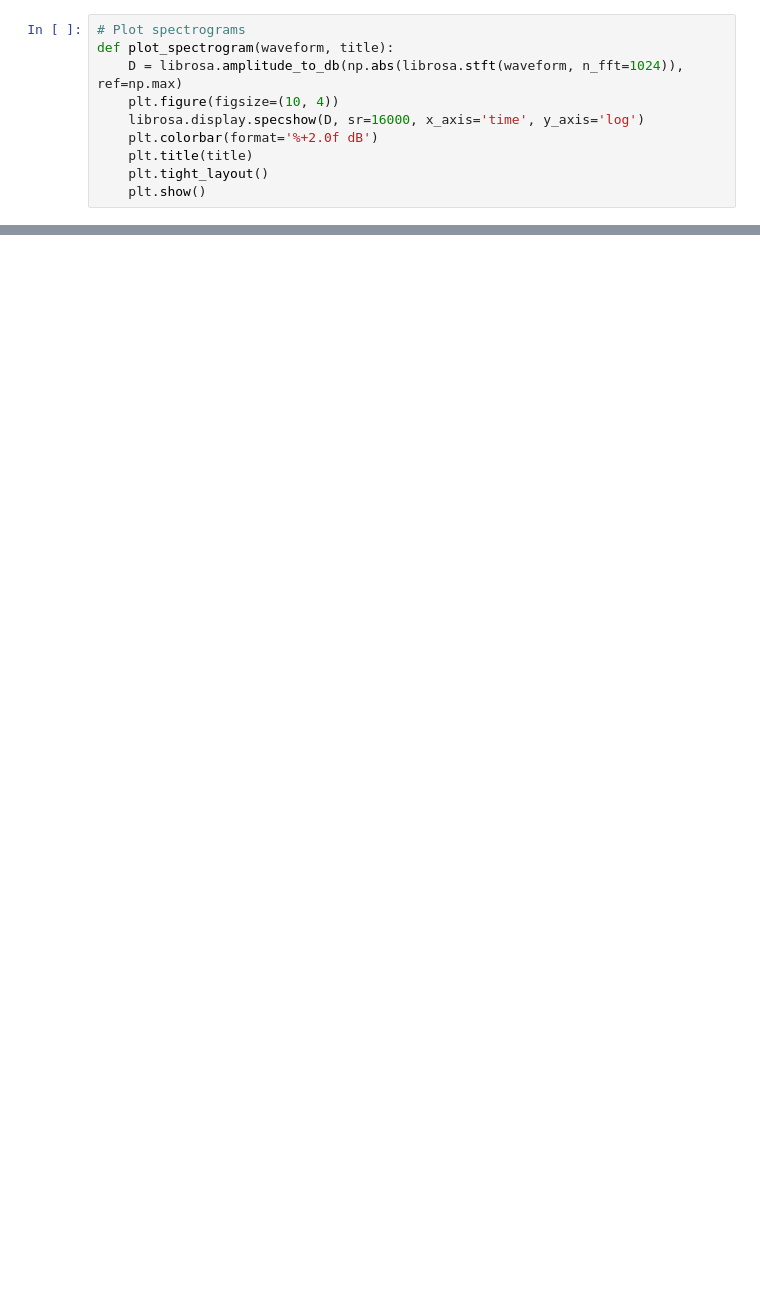
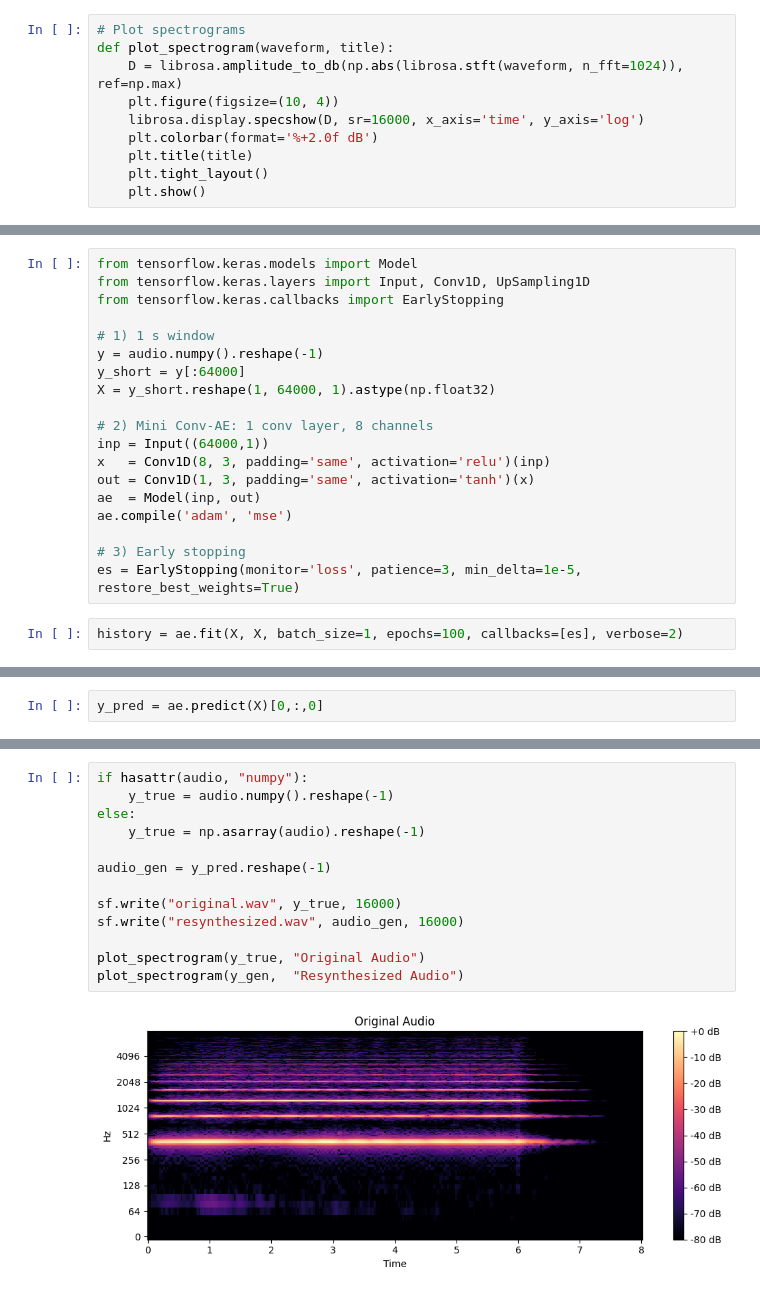
Before and after one commit to jwb10028/ml_final_project_local, a Jupyter notebook: Notebooks/Project/jupyter_performance_eval_02.ipynb, the cells around one changed output, grey strips where cells are left out. Drawn from its saved outputs; the diff is of its cells as text; blank space fills up the shorter version.

```diff
--- a/Notebooks/Project/jupyter_performance_eval_02.ipynb
+++ b/Notebooks/Project/jupyter_performance_eval_02.ipynb
@@ -89,3 +90,24 @@ instrument_source: (1,)
 instrument_family: (1,)
 instrument: (1,)
 Number of Samples: 64000
+# %%
+from tensorflow.keras.models import Model
+from tensorflow.keras.layers import Input, Conv1D, UpSampling1D
+from tensorflow.keras.callbacks import EarlyStopping
+
+# 1) 1 s window
+y = audio.numpy().reshape(-1)
+y_short = y[:64000]
+X = y_short.reshape(1, 64000, 1).astype(np.float32)
+
+# 2) Mini Conv-AE: 1 conv layer, 8 channels
+inp = Input((64000,1))
+x   = Conv1D(8, 3, padding='same', activation='relu')(inp)
+out = Conv1D(1, 3, padding='same', activation='tanh')(x)
+ae  = Model(inp, out)
+ae.compile('adam', 'mse')
+
+# 3) Early stopping
+es = EarlyStopping(monitor='loss', patience=3, min_delta=1e-5, restore_best_weights=True)
+# %%
+history = ae.fit(X, X, batch_size=1, epochs=100, callbacks=[es], verbose=2)
@@ -91,0 +132,2 @@ Number of Samples: 64000
+# %%
+y_pred = ae.predict(X)[0,:,0]
@@ -91,0 +136,15 @@ Number of Samples: 64000
+# %%
+if hasattr(audio, "numpy"):
+    y_true = audio.numpy().reshape(-1)
+else:
+    y_true = np.asarray(audio).reshape(-1)
+
+audio_gen = y_pred.reshape(-1)
+
+sf.write("original.wav", y_true, 16000)
+sf.write("resynthesized.wav", audio_gen, 16000)
+
+plot_spectrogram(y_true, "Original Audio")
+plot_spectrogram(y_gen,  "Resynthesized Audio")
+# %% [output]
+[figure, added]
```
Also changed, not shown: parts of 8 cells of this notebook, 7 other files.
